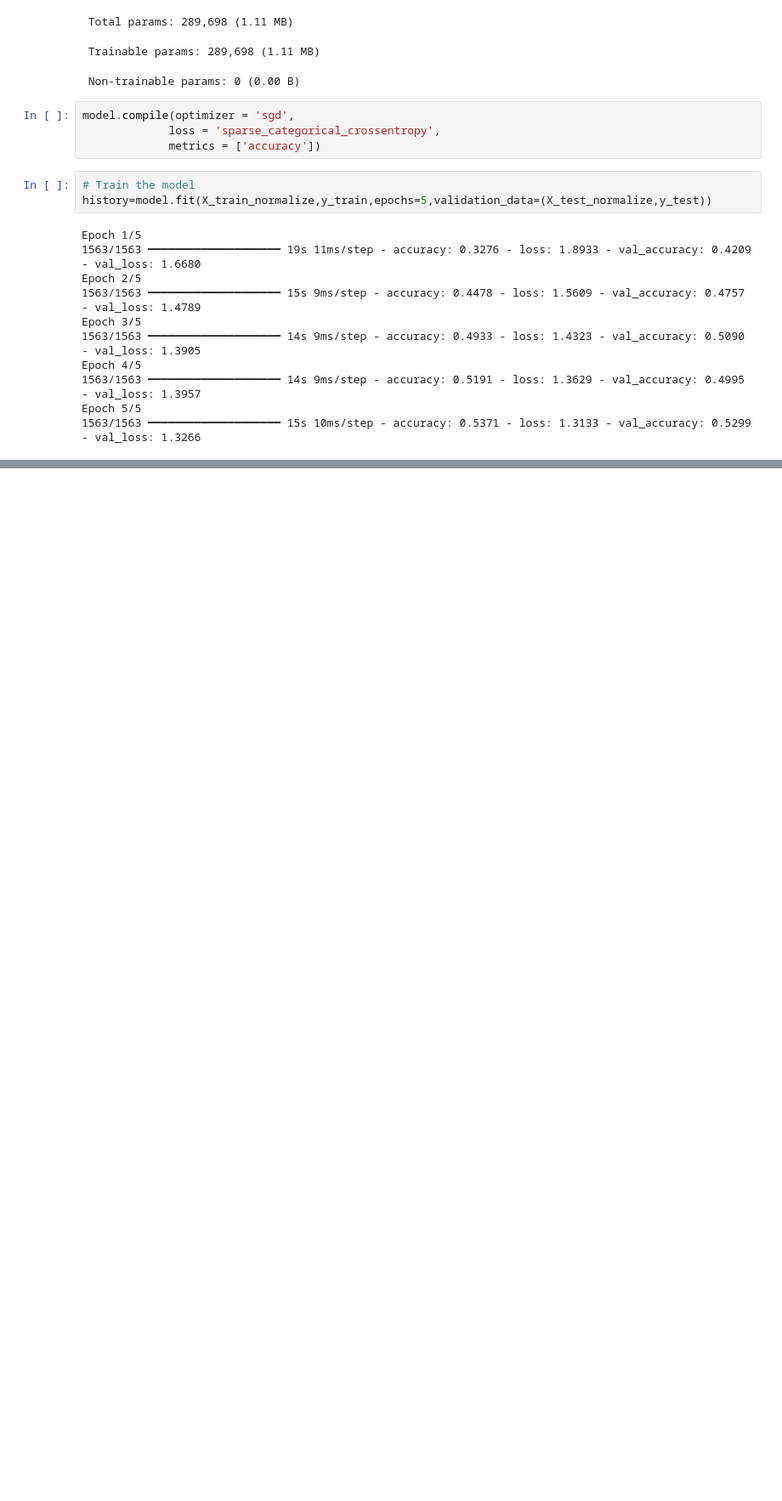
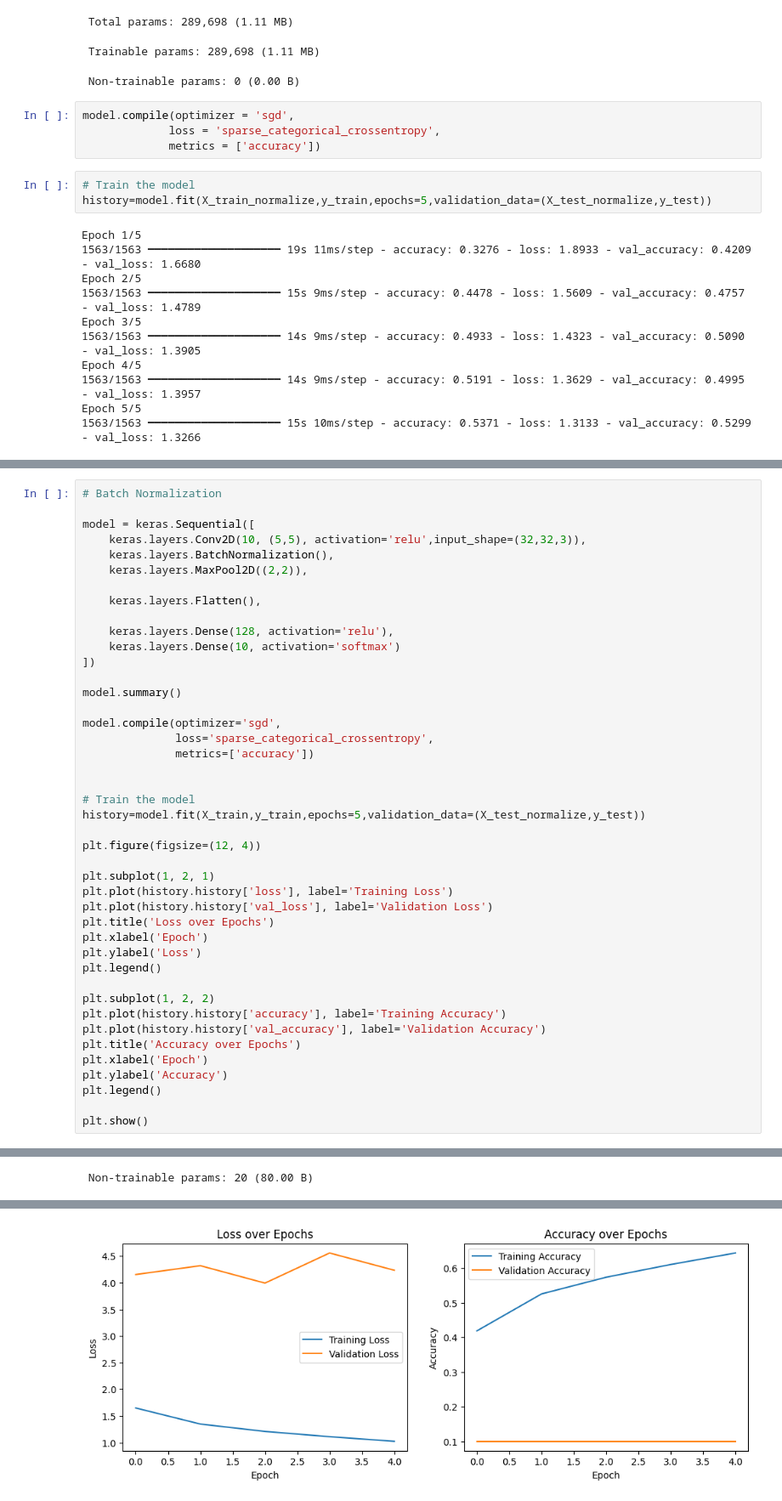
Before and after one commit to krnswm/Python-Practice, a Jupyter notebook: AI and DL/CC-CIFAR-Dataset.ipynb, the cells around one changed output, grey strips where cells are left out. Shown at 85% size. Drawn from its saved outputs; the diff is of its cells as text; blank space fills up the shorter version.

```diff
--- a/AI and DL/CC-CIFAR-Dataset.ipynb
+++ b/AI and DL/CC-CIFAR-Dataset.ipynb
@@ -278,0 +376,44 @@ Epoch 5/5
+# %%
+# Batch Normalization
+
+model = keras.Sequential([
+    keras.layers.Conv2D(10, (5,5), activation='relu',input_shape=(32,32,3)),
+    keras.layers.BatchNormalization(),
+    keras.layers.MaxPool2D((2,2)),
+
+    keras.layers.Flatten(),
+
+    keras.layers.Dense(128, activation='relu'),
+    keras.layers.Dense(10, activation='softmax')
+])
+
+model.summary()
+
+model.compile(optimizer='sgd',
+              loss='sparse_categorical_crossentropy',
+              metrics=['accuracy'])
+
+
+# Train the model
+history=model.fit(X_train,y_train,epochs=5,validation_data=(X_test_normalize,y_test))
+
+plt.figure(figsize=(12, 4))
+
+plt.subplot(1, 2, 1)
+plt.plot(history.history['loss'], label='Training Loss')
+plt.plot(history.history['val_loss'], label='Validation Loss')
+plt.title('Loss over Epochs')
+plt.xlabel('Epoch')
+plt.ylabel('Loss')
+plt.legend()
+
+plt.subplot(1, 2, 2)
+plt.plot(history.history['accuracy'], label='Training Accuracy')
+plt.plot(history.history['val_accuracy'], label='Validation Accuracy')
+plt.title('Accuracy over Epochs')
+plt.xlabel('Epoch')
+plt.ylabel('Accuracy')
+plt.legend()
+
+plt.show()
+# %% [output]
@@ -278,0 +439 @@ Epoch 5/5
+ Non-trainable params: 20 (80.00 B)
@@ -278,0 +450 @@ Epoch 5/5
+[figure, added]
```
Also changed, not shown: parts of 15 cells of this notebook, 1 other file.
